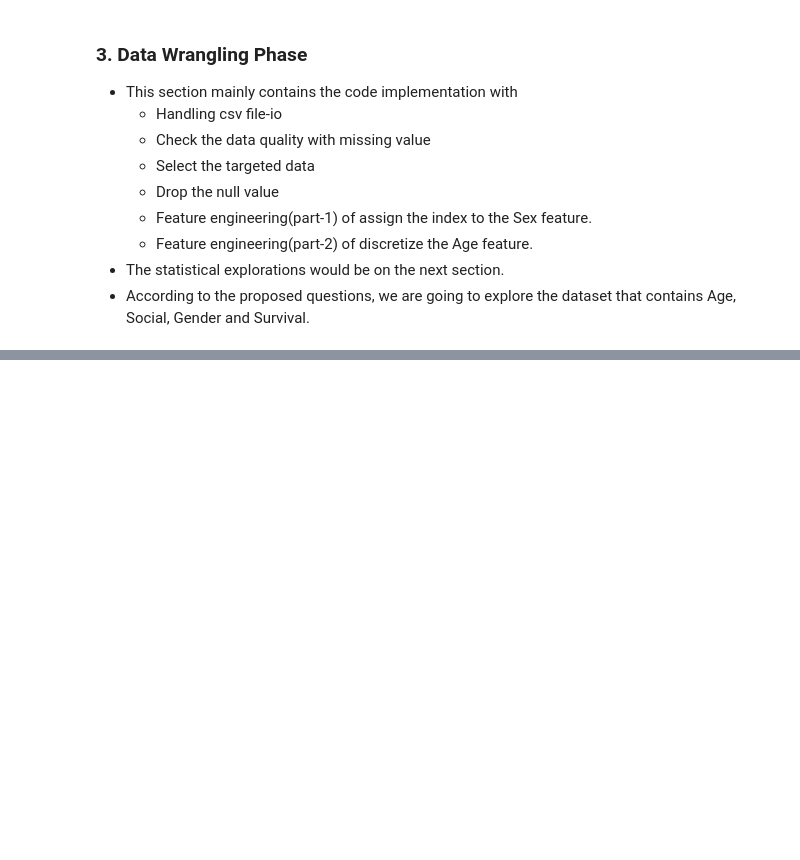
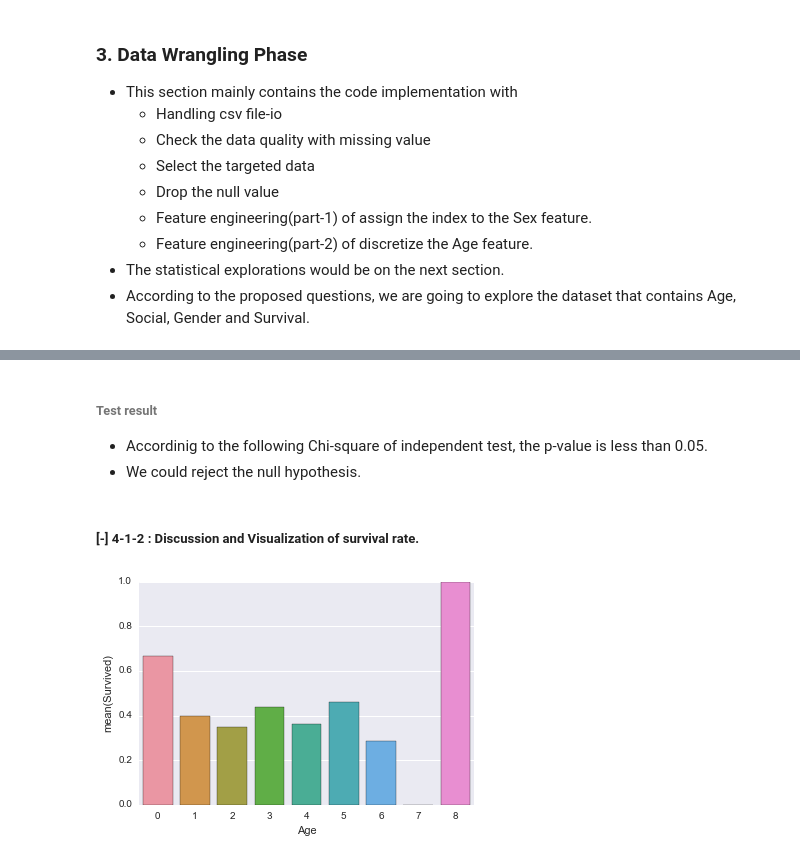
Before and after one commit to KentChun33333/machine-learning, a Jupyter notebook: DataAnalyst/P2/Data_Investigation_Titanic _Kent.ipynb, the cells around one changed output, grey strips where cells are left out. Cells and saved outputs as stored; diff of their text form; code cells hidden in the pictures; blank space fills up the shorter version.

```diff
--- a/DataAnalyst/P2/Data_Investigation_Titanic _Kent.ipynb
+++ b/DataAnalyst/P2/Data_Investigation_Titanic _Kent.ipynb
@@ -412,0 +269,25 @@ Since, we didn't test and check the hypothesis of this pairwise comparison, we a
+# %%
+from scipy.stats import chi2_contingency
+from statsmodels.graphics.mosaicplot import mosaic
+
+def chi_test(df, colName):
+    assert type(colName)==str
+
+    # create contengency table
+    df_analyse = pd.crosstab(df[colName], df['Survived']).T
+
+    # Visulizatoin
+    display(df_analyse)
+
+    # Use chi2_contingency test of independent
+    chi2, p, dof, expected = chi2_contingency(df_analyse)
+    print 'P-value : [{}] for {} vs Survived'.format(round(p,5),colName)
+
+def visualize_survival_rate(df, x_col):
+    sns.barplot(x=x_col, y='Survived',errwidth =0, data=df);
+
+def visualize_mosaic(df, x_col):
+    mosaic(df, [x_col, 'Survived'], axes_label=True)
+
+# Do the Chi-Test
+chi_test(df_feature2, 'Age')
@@ -412,0 +300,11 @@ Since, we didn't test and check the hypothesis of this pairwise comparison, we a
+# %% [markdown]
+###### Test result
+- Accordinig to the following Chi-square of independent test, the p-value is less than 0.05.
+- We could reject the null hypothesis.
+# %% [markdown]
+##### [-] 4-1-2 : Discussion and Visualization of survival rate.
+# %%
+# Visaulization
+visualize_survival_rate(df_feature2,'Age' )
+# %% [output]
+[figure, added]
```
Also changed, not shown: parts of 46 cells of this notebook, 4 other files.
